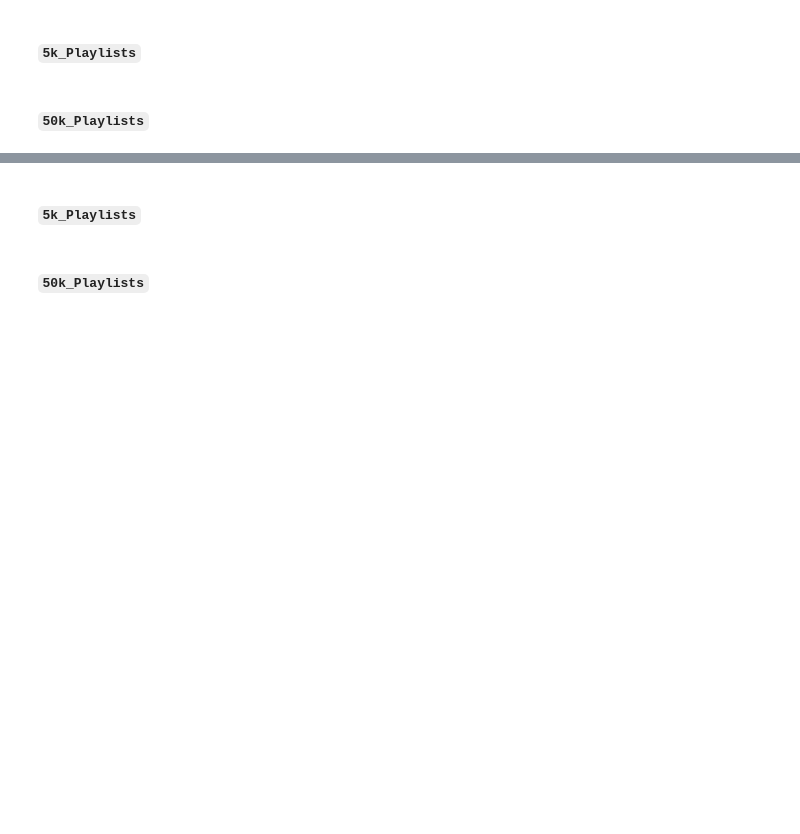
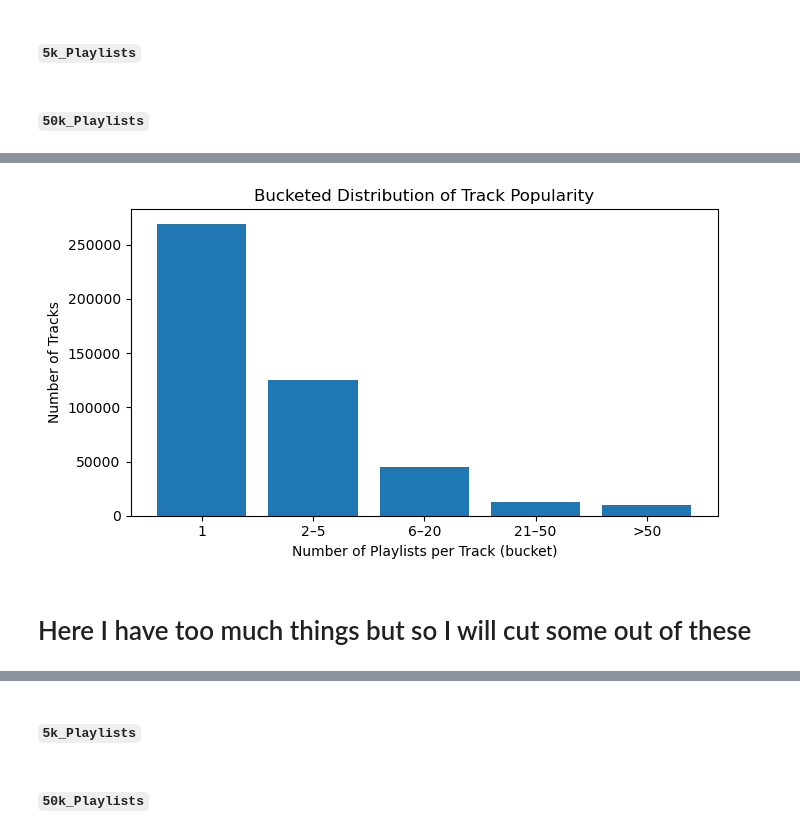
Before and after one commit to RomanLesicky/Data_Science_Project_INFO_H600, a Jupyter notebook: INFO_H600_Project.ipynb, the cells around one changed output, grey strips where cells are left out. Cells and saved outputs as stored; diff of their text form; code cells hidden in the pictures; blank space fills up the shorter version.

```diff
--- a/INFO_H600_Project.ipynb
+++ b/INFO_H600_Project.ipynb
@@ -443,3 +632,44 @@ Number of (playlist, track) rows: 3344374
+# %%
+import matplotlib.pyplot as plt
+import pandas as pd
+from pyspark.sql import functions as F
+
+# Spark → Pandas: number of playlists per track
+track_popularity = (
+    playlist_track_DataFrame_50k
+    .groupBy("track_uri")
+    .agg(F.countDistinct("pid").alias("num_playlists"))
+    .toPandas()
+)
+
+# Define buckets: 1, 2–5, 6–20, 21–50, >50 (adjust if you want)
+bins = [1, 2, 6, 21, 51, track_popularity["num_playlists"].max() + 1]
+labels = ["1", "2–5", "6–20", "21–50", ">50"]
+
+track_popularity["pop_bucket"] = pd.cut(
+    track_popularity["num_playlists"],
+    bins=bins,
+    right=False,
+    labels=labels
+)
+
+bucket_counts = (
+    track_popularity["pop_bucket"]
+    .value_counts()
+    .sort_index()
+)
+
+plt.figure(figsize=(7, 4))
+plt.bar(bucket_counts.index.astype(str), bucket_counts.values)
+plt.title("Bucketed Distribution of Track Popularity")
+plt.xlabel("Number of Playlists per Track (bucket)")
+plt.ylabel("Number of Tracks")
+plt.tight_layout()
+plt.show()
+# %% [output]
+[figure, added]
+# %% [markdown]
+# Here I have too much things but so I will cut some out of these
 # %% [markdown]
 ### 2.4 Statistical and Graphical inference unto the Tracks DataFrame:
 
```
Also changed, not shown: parts of 18 cells of this notebook, 1 other file.
